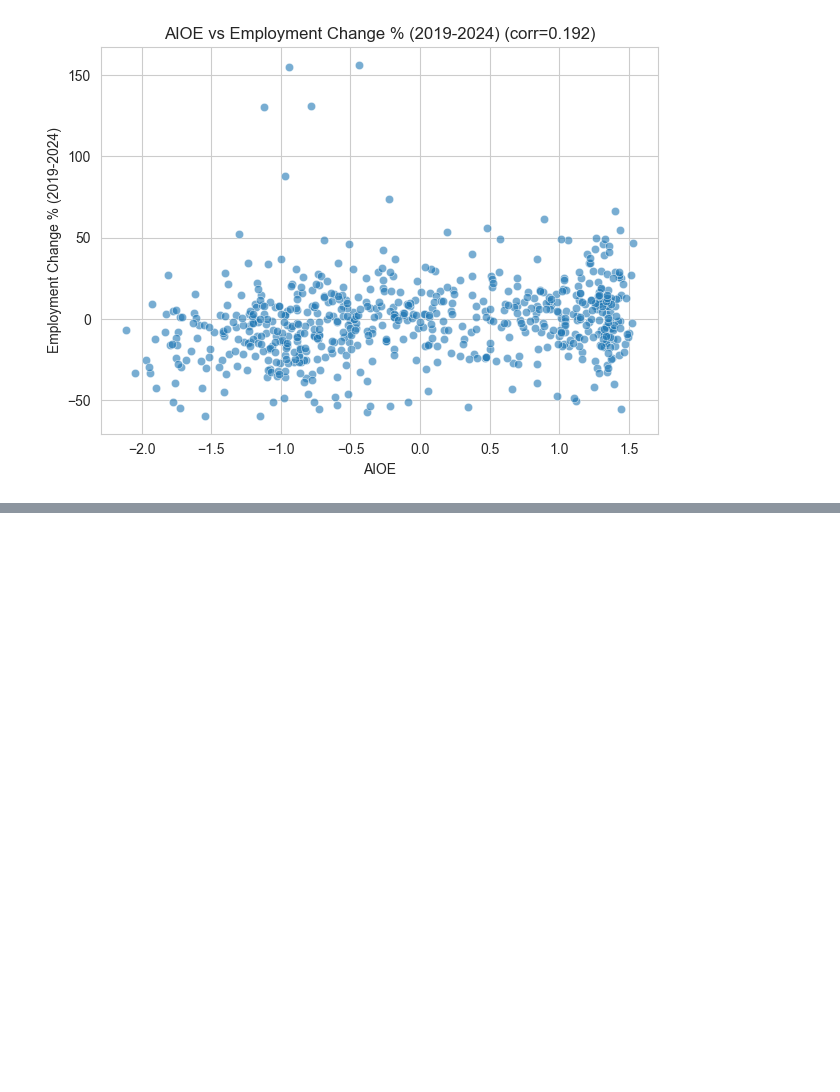
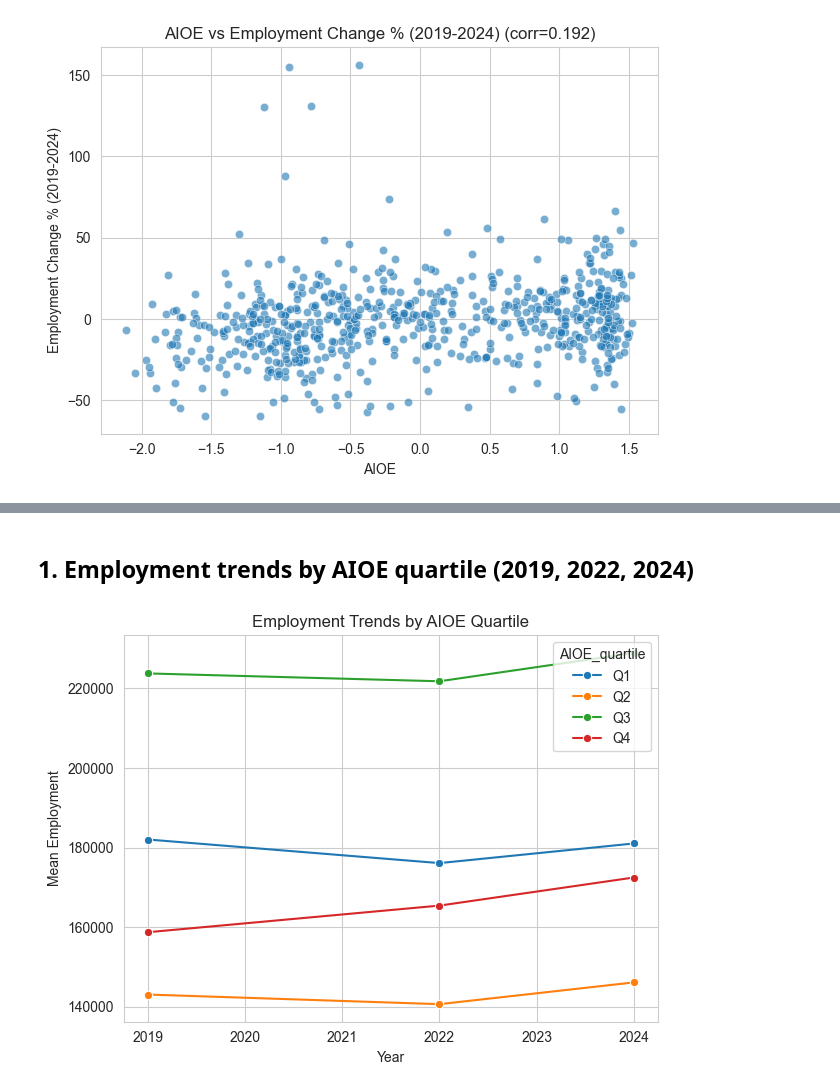
Before and after one commit to axtex/255-AI, a Jupyter notebook: notebooks/05_cross_dataset_EDA.ipynb, the cells around one changed output, grey strips where cells are left out. Drawn from its saved outputs; the diff is of its cells as text; code cells hidden in the pictures; blank space fills up the shorter version.

Commit message:
doc(eda>merged-datasets): Add Phase 3: Trend Analysis by AIOE Quartile and Phase 4: Ranked Occupation Tables

```diff
--- a/notebooks/05_cross_dataset_EDA.ipynb
+++ b/notebooks/05_cross_dataset_EDA.ipynb
@@ -131,0 +134,4 @@ plt.show()
+# %%
+df_q = data.copy()
+df_q["AIOE_quartile"] = pd.qcut(df_q["AIOE"], q=4, labels=["Q1", "Q2", "Q3", "Q4"])
+df_q[["AIOE", "AIOE_quartile"]].head()
@@ -131,0 +145,20 @@ plt.show()
+# %% [markdown]
+## 1. Employment trends by AIOE quartile (2019, 2022, 2024)
+# %%
+emp_summary = (
+    df_q.groupby("AIOE_quartile")[["TOT_EMP_2019", "TOT_EMP_2022", "TOT_EMP_2024"]]
+        .mean()
+        .reset_index()
+)
+
+emp_long = emp_summary.melt(id_vars="AIOE_quartile", var_name="Year", value_name="Mean_Employment")
+emp_long["Year"] = emp_long["Year"].str.extract(r"(\d{4})").astype(int)
+
+sns.lineplot(data=emp_long, x="Year", y="Mean_Employment", hue="AIOE_quartile", marker="o")
+plt.title("Employment Trends by AIOE Quartile")
+plt.xlabel("Year")
+plt.ylabel("Mean Employment")
+plt.tight_layout()
+plt.show()
+# %% [output]
+[figure, added]
```
Also changed, not shown: parts of 10 cells of this notebook.
